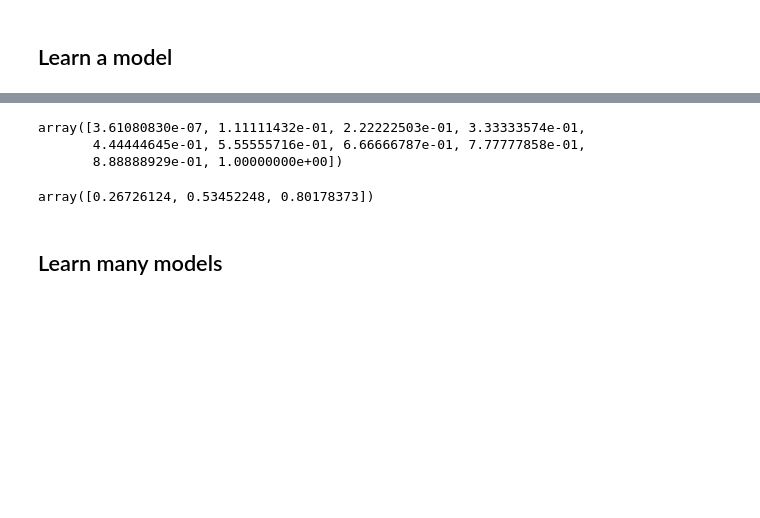
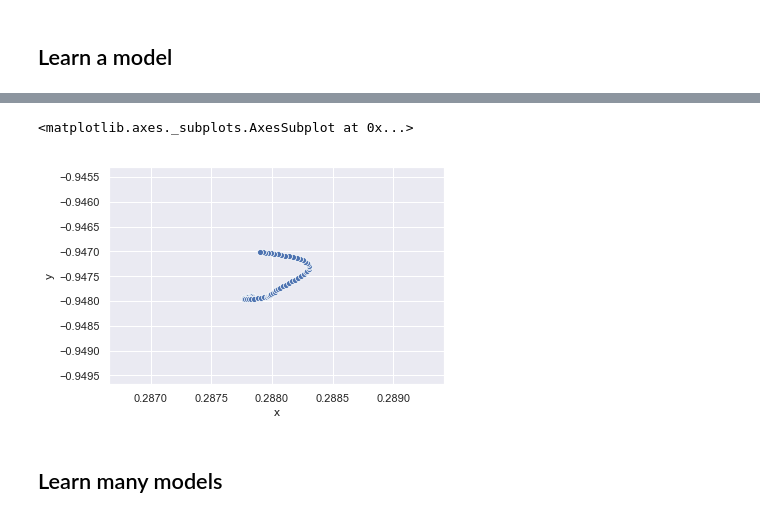
Before and after one commit to SebastianCallh/master-thesis, a Jupyter notebook: model/learn.ipynb, the cells around one changed output, grey strips where cells are left out. Saved outputs shown, nothing was run; the diff lists cells and outputs as text; code cells hidden in the pictures; blank space fills up the shorter version.

```diff
--- a/model/learn.ipynb
+++ b/model/learn.ipynb
@@ -173,15 +213,0 @@ Updates: True
-# %%
-from model import compute_tau, create_support_data
-
-delta = 0.1
-data['tau'] = compute_tau(data)
-tau_grid = np.linspace(
-    np.min(data.tau.min()),
-    np.min(data.tau.max()),
-    1/delta
-)
-tau_grid
-# %% [output]
-array([3.61080830e-07, 1.11111432e-01, 2.22222503e-01, 3.33333574e-01,
-       4.44444645e-01, 5.55555716e-01, 6.66666787e-01, 7.77777858e-01,
-       8.88888929e-01, 1.00000000e+00])
@@ -193,8 +214,11 @@ support_data.head()
-# %%
-x = np.array([1,2,3])
-x = x / np.linalg.norm(x)
-x
-# %% [output]
-array([0.26726124, 0.53452248, 0.80178373])
+# %%
+# project onto Euclidian space experiments
+test_data = data[(data.traj == 1) & (data.seg == 1)].copy()
+test_data['x'] = np.cos(test_data.lat)*np.cos(test_data.lon)
+test_data['y'] = np.cos(test_data.lat)*np.sin(test_data.lon)
+sns.scatterplot(data=test_data, x='x', y='y')
+# %% [output]
+<matplotlib.axes._subplots.AxesSubplot at 0x...>
+[figure, added]
 # %% [markdown]
 ## Learn many models
```
Also changed, not shown: parts of 19 cells of this notebook, 1 other file.
